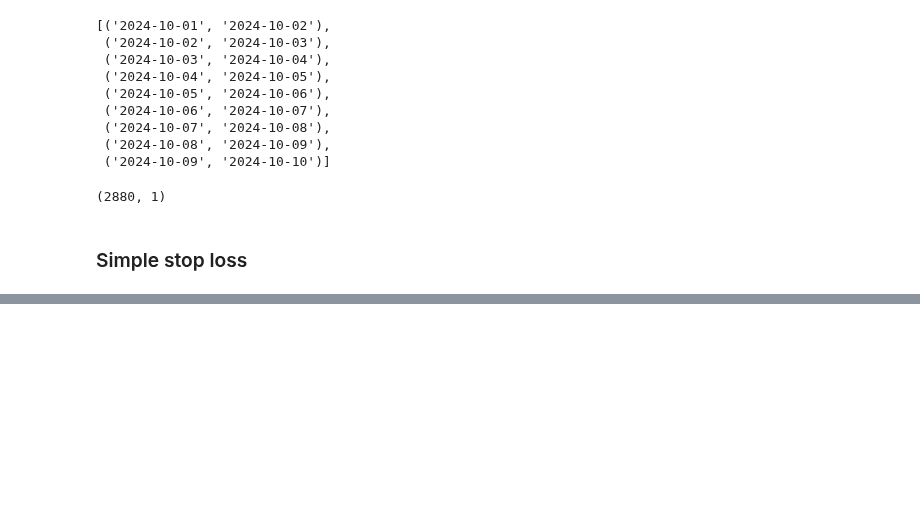
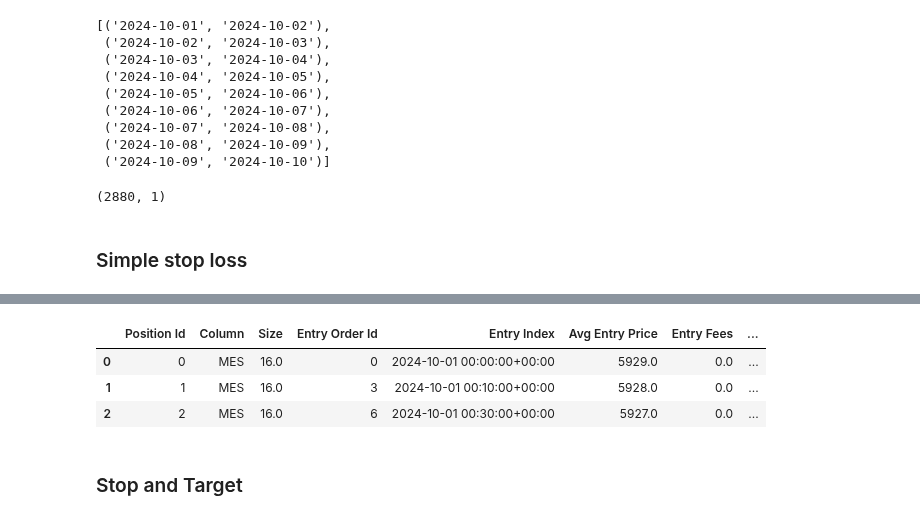
Before and after one commit to skalaydzhiyski/phitech-research, a Jupyter notebook: notebooks/vbtpro-pipeline-basic.ipynb, the cells around one changed output, grey strips where cells are left out. Saved outputs shown, nothing was run; the diff lists cells and outputs as text; code cells hidden in the pictures; blank space fills up the shorter version.

```diff
--- a/notebooks/vbtpro-pipeline-basic.ipynb
+++ b/notebooks/vbtpro-pipeline-basic.ipynb
@@ -148,0 +180,9 @@ pf.orders.readable
+# %%
+pf.positions.readable
+# %% [output]
+|  | Position Id | Column | Size | Entry Order Id | Entry Index | Avg Entry Price | Entry Fees | ... |
+| 0 | 0 | MES | 16.0 | 0 | 2024-10-01 00:00:00+00:00 | 5929.0 | 0.0 | ... |
+| 1 | 1 | MES | 16.0 | 3 | 2024-10-01 00:10:00+00:00 | 5928.0 | 0.0 | ... |
+| 2 | 2 | MES | 16.0 | 6 | 2024-10-01 00:30:00+00:00 | 5927.0 | 0.0 | ... |
+# %% [markdown]
+### Stop and Target
```
Also changed, not shown: parts of 12 cells of this notebook, 1 other file.
